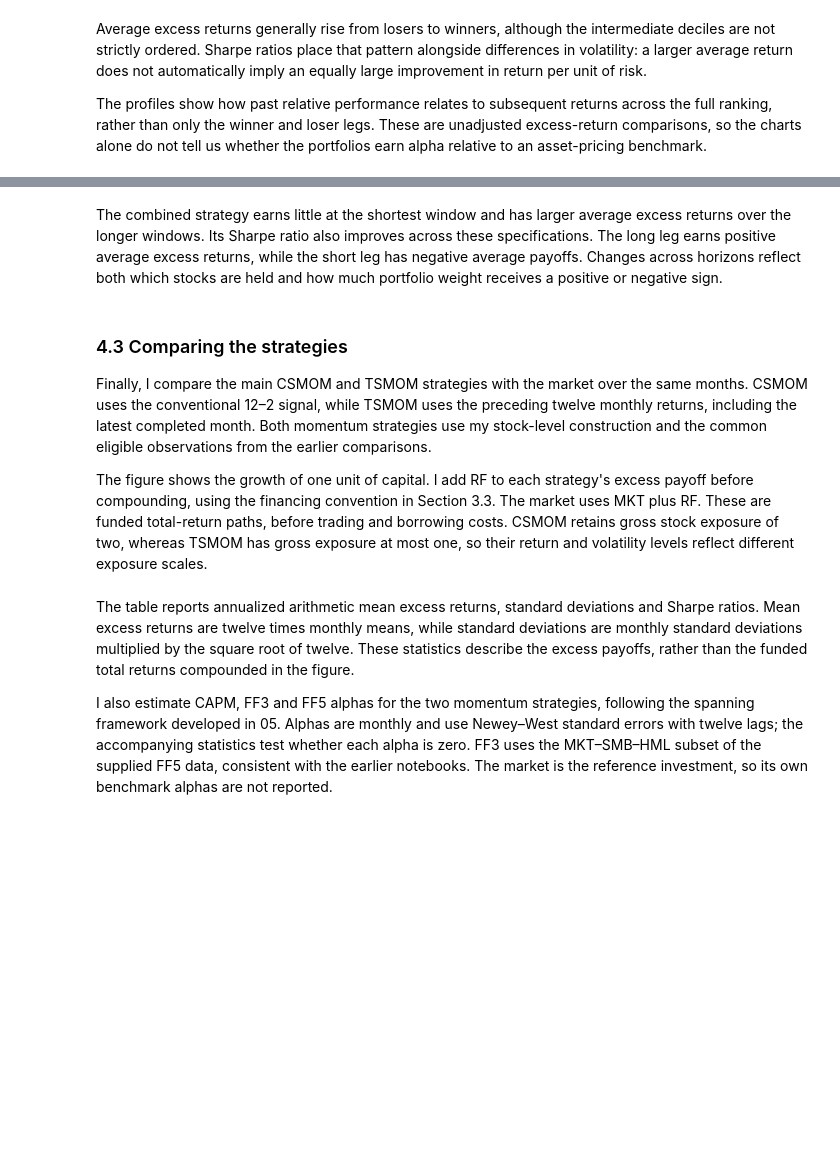
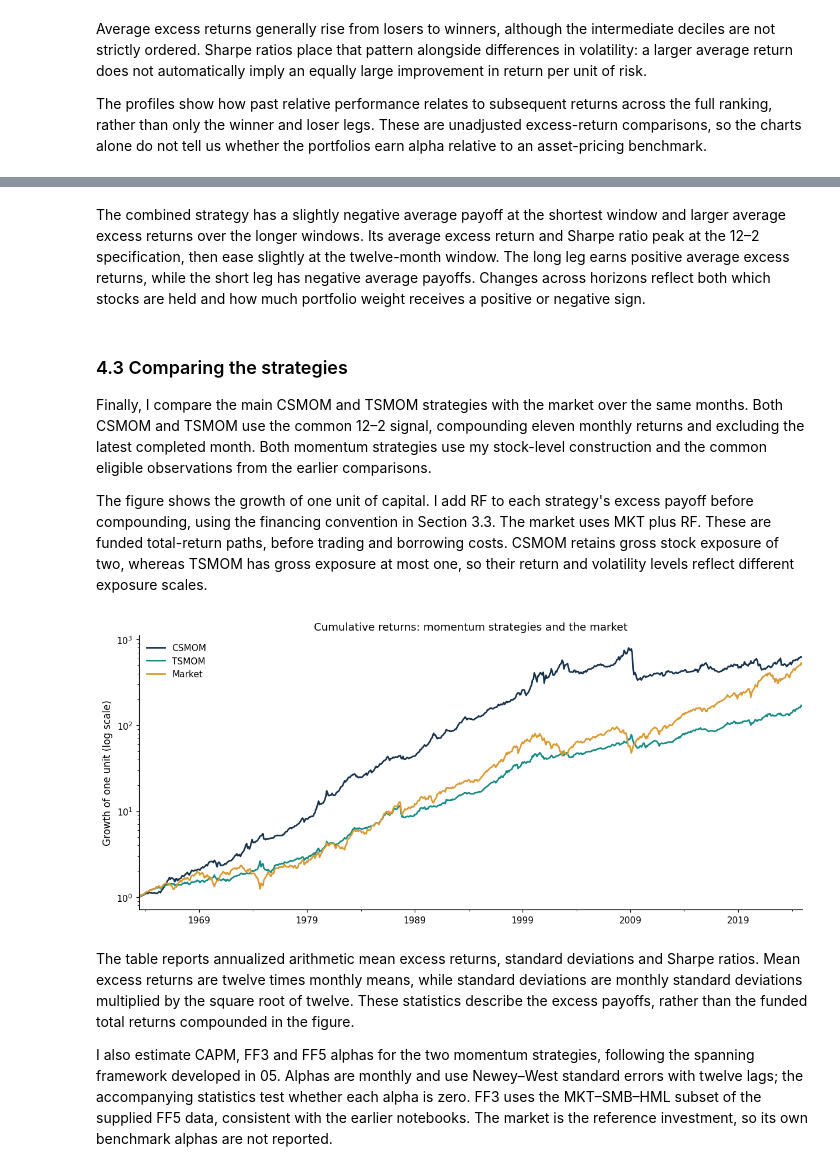
Before and after one commit to jacobkorsgaard/factor-asset-pricing-library, a Jupyter notebook: notebooks/04_momentum_in_asset_pricing.ipynb, the cells around one changed output, grey strips where cells are left out. Saved outputs shown, nothing was run; the diff lists cells and outputs as text; code cells hidden in the pictures; blank space fills up the shorter version.

```diff
--- a/notebooks/04_momentum_in_asset_pricing.ipynb
+++ b/notebooks/04_momentum_in_asset_pricing.ipynb
@@ -212,30 +220,32 @@ ts_horizon_results = horizon_bars(ts_horizon, 'Time-series momentum')
 # %% [markdown]
-The combined strategy earns little at the shortest window and has larger average excess returns over the longer windows. Its Sharpe ratio also improves across these specifications. The long leg earns positive average excess returns, while the short leg has negative average payoffs. Changes across horizons reflect both which stocks are held and how much portfolio weight receives a positive or negative sign.
+The combined strategy has a slightly negative average payoff at the shortest window and larger average excess returns over the longer windows. Its average excess return and Sharpe ratio peak at the 12–2 specification, then ease slightly at the twelve-month window. The long leg earns positive average excess returns, while the short leg has negative average payoffs. Changes across horizons reflect both which stocks are held and how much portfolio weight receives a positive or negative sign.
 # %% [markdown]
 ### 4.3 Comparing the strategies
 
-Finally, I compare the main CSMOM and TSMOM strategies with the market over the same months. CSMOM uses the conventional 12–2 signal, while TSMOM uses the preceding twelve monthly returns, including the latest completed month. Both momentum strategies use my stock-level construction and the common eligible observations from the earlier comparisons.
+Finally, I compare the main CSMOM and TSMOM strategies with the market over the same months. Both CSMOM and TSMOM use the common 12–2 signal, compounding eleven monthly returns and excluding the latest completed month. Both momentum strategies use my stock-level construction and the common eligible observations from the earlier comparisons.
 
 The figure shows the growth of one unit of capital. I add RF to each strategy's excess payoff before compounding, using the financing convention in Section 3.3. The market uses MKT plus RF. These are funded total-return paths, before trading and borrowing costs. CSMOM retains gross stock exposure of two, whereas TSMOM has gross exposure at most one, so their return and volatility levels reflect different exposure scales.
 # %%
 benchmark_factors = load_french('ff5', RAW)[['MKT', 'SMB', 'HML', 'RMW', 'CMA']].reindex(common_dates)
 assert benchmark_factors.notna().all().all()
 strategy_returns = pd.concat([
     cs_horizon[11]['Combined'].rename('CSMOM'),
-    ts_horizon[12]['Combined'].rename('TSMOM'),
+    ts_horizon[11]['Combined'].rename('TSMOM'),
     benchmark_factors.MKT.rename('Market')], axis=1).loc[common_dates]
 assert strategy_returns.notna().all().all()
 assert len(strategy_returns) == len(sample)
 funded_returns = strategy_returns.add(sample.RF, axis=0)
 assert funded_returns.gt(-1).all().all()
 wealth = (1 + funded_returns).cumprod()
 initial = pd.DataFrame(1., index=[wealth.index[0] - pd.offsets.MonthBegin(1)], columns=wealth.columns)
 fig, ax = plt.subplots(figsize=(11, 4.8), layout='constrained')
 pd.concat([initial, wealth]).plot(ax=ax, logy=True, color=[NAVY, TEAL, AMBER])
 ax.set(title='Cumulative returns: momentum strategies and the market', xlabel='',
        ylabel='Growth of one unit (log scale)')
 ax.legend(frameon=False)
 plt.show()
+# %% [output]
+[figure, added]
 # %% [markdown]
 The table reports annualized arithmetic mean excess returns, standard deviations and Sharpe ratios. Mean excess returns are twelve times monthly means, while standard deviations are monthly standard deviations multiplied by the square root of twelve. These statistics describe the excess payoffs, rather than the funded total returns compounded in the figure.
 
```
Also changed, not shown: parts of 6 cells of this notebook, 1 other file.
